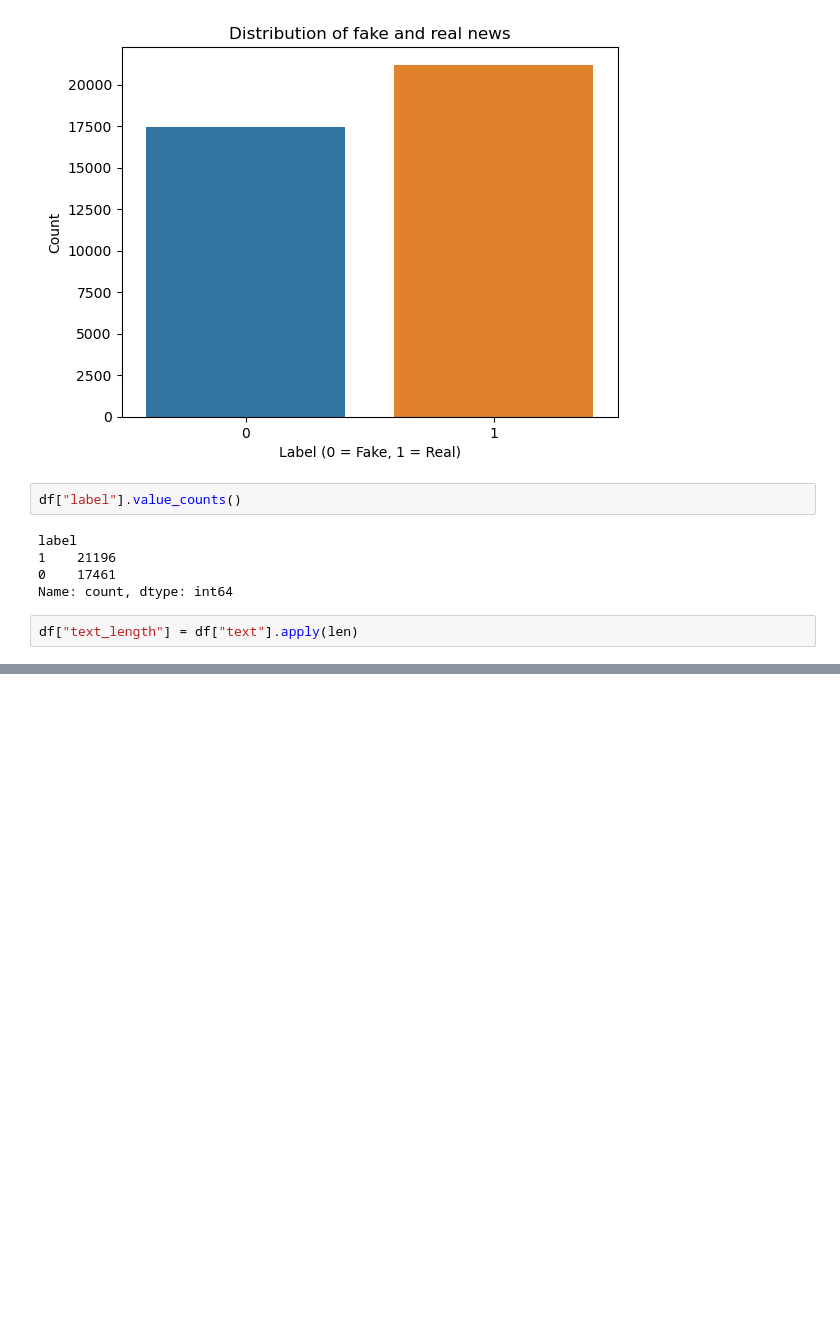
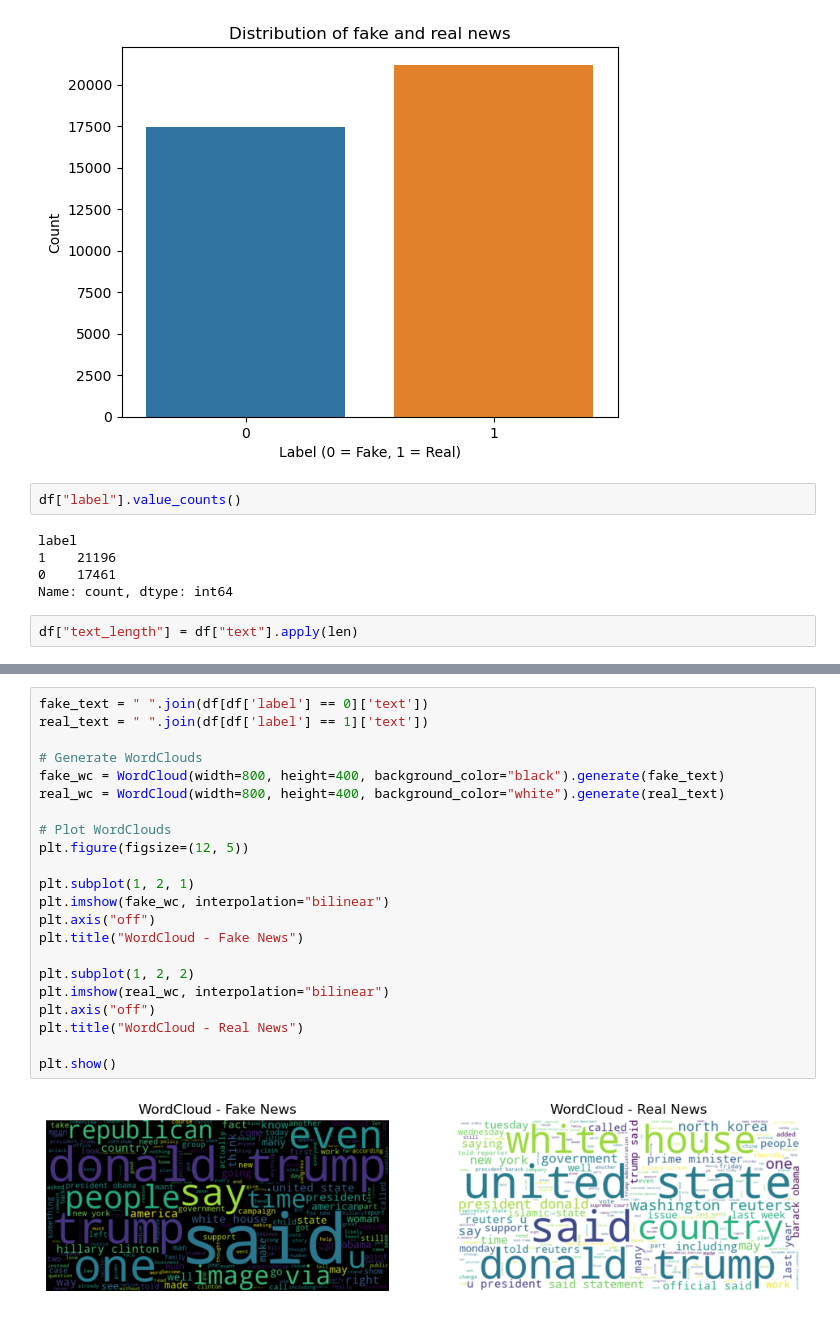
Before and after one commit to HerryTech/Machine-Learning-Projects, a Jupyter notebook: fake_news_detection/notebook/exploration.ipynb, the cells around one changed output, grey strips where cells are left out. Cells and saved outputs as stored; diff of their text form; blank space fills up the shorter version.

```diff
--- a/fake_news_detection/notebook/exploration.ipynb
+++ b/fake_news_detection/notebook/exploration.ipynb
@@ -42,0 +64,24 @@ plt.show()
+# %%
+fake_text = " ".join(df[df['label'] == 0]['text'])
+real_text = " ".join(df[df['label'] == 1]['text'])
+
+# Generate WordClouds
+fake_wc = WordCloud(width=800, height=400, background_color="black").generate(fake_text)
+real_wc = WordCloud(width=800, height=400, background_color="white").generate(real_text)
+
+# Plot WordClouds
+plt.figure(figsize=(12, 5))
+
+plt.subplot(1, 2, 1)
+plt.imshow(fake_wc, interpolation="bilinear")
+plt.axis("off")
+plt.title("WordCloud - Fake News")
+
+plt.subplot(1, 2, 2)
+plt.imshow(real_wc, interpolation="bilinear")
+plt.axis("off")
+plt.title("WordCloud - Real News")
+
+plt.show()
+# %% [output]
+[figure, added]
```
Also changed, not shown: parts of 4 cells of this notebook.
